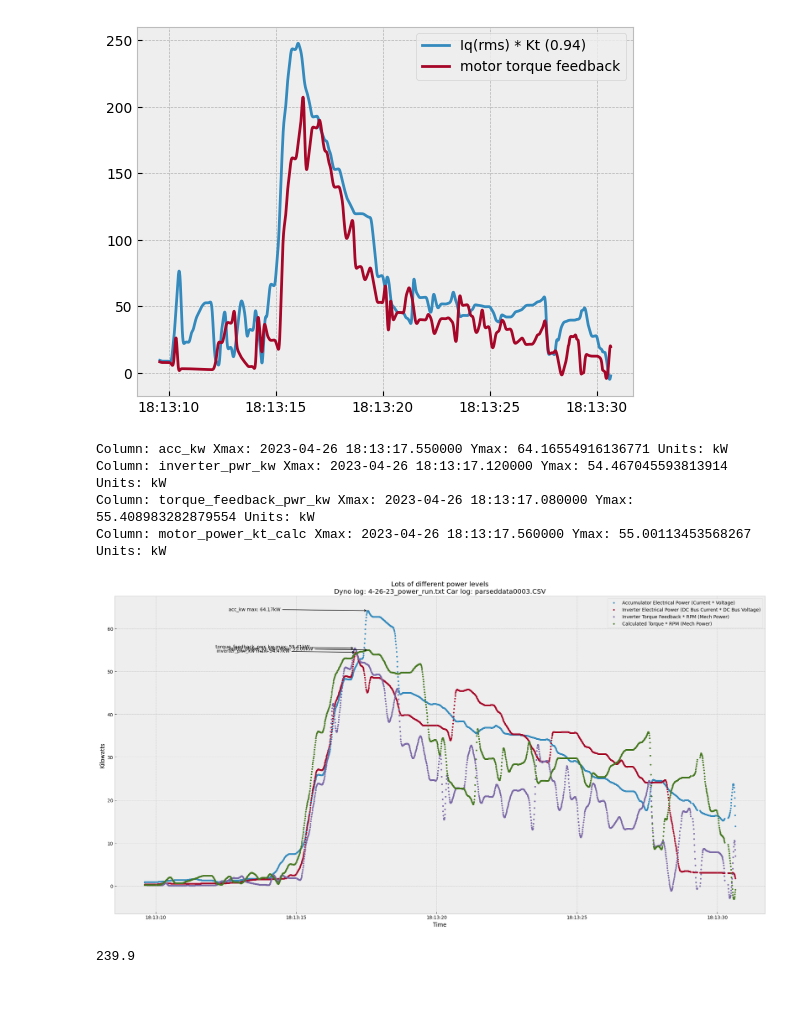
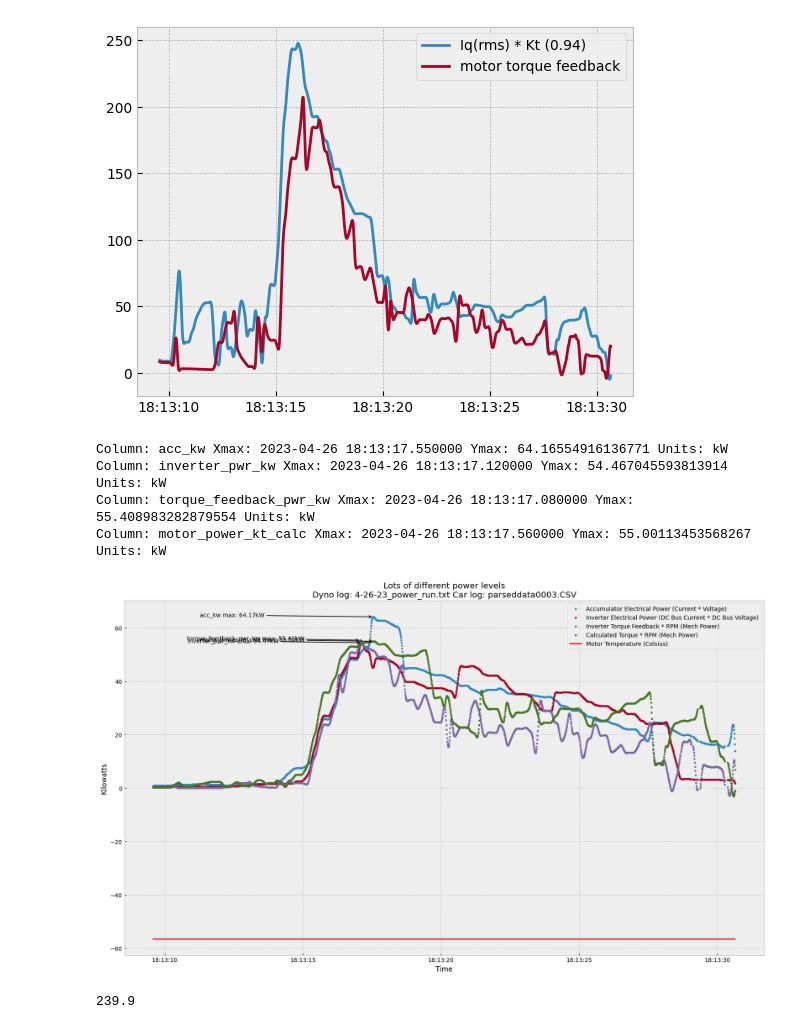
Before and after one commit to KSU-MS/python-data-analysis, a Jupyter notebook: motor_power_graphs.ipynb, the cells around one changed output. Cells and saved outputs as stored; diff of their text form; code cells hidden in the pictures; blank space fills up the shorter version.

```diff
--- a/motor_power_graphs.ipynb
+++ b/motor_power_graphs.ipynb
@@ -145,14 +145,15 @@ plt.show()
 carfile = (os.path.basename(log_paths[log_index][1]))
 
 vehicle_log = pd.read_csv(log_paths[log_index][1])
-
+print(list(vehicle_log))
 # remove df cols we dont care about
 car_log_cols_to_keep = [
     "Time", "D1_Commanded_Torque", "D2_Torque_Feedback", "D2_Motor_Speed",
     "Pack_Current", "Pack_Inst_Voltage", "D4_Iq", "D3_Id",
     "D2_Output_Voltage", "D3_VAB_Vd_Voltage", "D4_VBC_Vq_Voltage",
     "D1_DC_Bus_Voltage","D4_DC_Bus_Current",
-    "D1_Motor_Angle_Electrical",'D2_Flux_Weakening_Output']
+    "D1_Motor_Angle_Electrical",'D2_Flux_Weakening_Output',
+    'D3_Motor_Temperature']
 
 vehicle_log = vehicle_log[car_log_cols_to_keep]
 
@@ -176,6 +177,7 @@ print(str(cutoff)+"Hz")
 b, a = butter(order, cutoff / (fs / 2), btype='low')
 
 # Apply filtfilt to the 'Value' column
+vehicle_log['D3_Motor_Temperature'] = filtfilt(b,a,vehicle_log['D3_Motor_Temperature'])
 vehicle_log['smooth_trq'] = filtfilt(b, a, vehicle_log['D2_Torque_Feedback'])
 vehicle_log["acc_kw"] = filtfilt(b, a, vehicle_log['kw'])
 vehicle_log["smooth_rpm"] = filtfilt(b, a, vehicle_log['D2_Motor_Speed'])
@@ -385,7 +388,7 @@ plt.show()
 [figure]
 # %%
 # Attempt to plot motor current, power, etc. etc.
-fig,ax = plt.subplots(figsize=(20,10))
+fig,ax = plt.subplots(figsize=(16,9))
 
 # ax.scatter(vehicle_log.index,vehicle_log['chatgpt_power'],label="sqrt(Vq*Iq + Vd*Id) /"+str(power_factor)+"(power factor)",marker='.')
 # ax.scatter(vehicle_log.index,(vehicle_log["motor_power"]),marker='.',label="motor current * motor voltage")
@@ -394,39 +397,39 @@ ax.scatter(vehicle_log.index,vehicle_log['acc_kw'],marker='.',label="Accumulator
 ax.scatter(vehicle_log.index,vehicle_log['inverter_pwr_kw'],marker='.',label='Inverter Electrical Power (DC Bus Current * DC Bus Voltage)')
 ax.scatter(vehicle_log.index,vehicle_log['torque_feedback_pwr_kw'],marker='.',label='Inverter Torque Feedback * RPM (Mech Power)')
 ax.scatter(vehicle_log.index,vehicle_log['motor_power_kt_calc'],marker='.',label='Calculated Torque * RPM (Mech Power)')
-
+ax.plot(vehicle_log.index,vehicle_log['D3_Motor_Temperature'],label='Motor Temperature (Celsius)',color='red')
 # plt.scatter(vehicle_log.index,vehicle_log['motor_current']/10)
 filenames=f"\nDyno log: {dynofile} Car log: {carfile}"
 
 def annot_cols(df:DataFrame,cols:list,ax,unit:str,timeindex=None):
     for col in cols:
         xmax = (df[col].idxmax())
         if timeindex:
             xmax = df[timeindex][xmax]
         ymax = df[col].max()
         ax.annotate(
             f"{col} max: {ymax:.2f}{unit}",
             xy=(xmax, ymax), xycoords='data',
             xytext=(-300, 0), textcoords='offset points',
             arrowprops=dict(arrowstyle='->',linewidth=1.2,color='black'))
         print(f"Column: {col} Xmax: {xmax} Ymax: {ymax} Units: {unit}")
 
 cols = [
     'acc_kw','inverter_pwr_kw','torque_feedback_pwr_kw','motor_power_kt_calc'
 ]
 annot_cols(vehicle_log,cols,ax,"kW")
 plt.tight_layout()
 plt.xlabel("Time")
 plt.ylabel("Kilowatts")
 plt.legend()
 plt.title("Lots of different power levels"+filenames)
 plt.show()
 # %% [output]
 Column: acc_kw Xmax: 2023-04-26 18:13:17.550000 Ymax: 64.16554916136771 Units: kW
 Column: inverter_pwr_kw Xmax: 2023-04-26 18:13:17.120000 Ymax: 54.467045593813914 Units: kW
 Column: torque_feedback_pwr_kw Xmax: 2023-04-26 18:13:17.080000 Ymax: 55.408983282879554 Units: kW
 Column: motor_power_kt_calc Xmax: 2023-04-26 18:13:17.560000 Ymax: 55.00113453568267 Units: kW
-[figure, old version]
+[figure, new version]
 # %%
 vehicle_log['D1_Commanded_Torque'].max()
 # %% [output]
```
Also changed, not shown: parts of 6 cells of this notebook, 4 other files.
